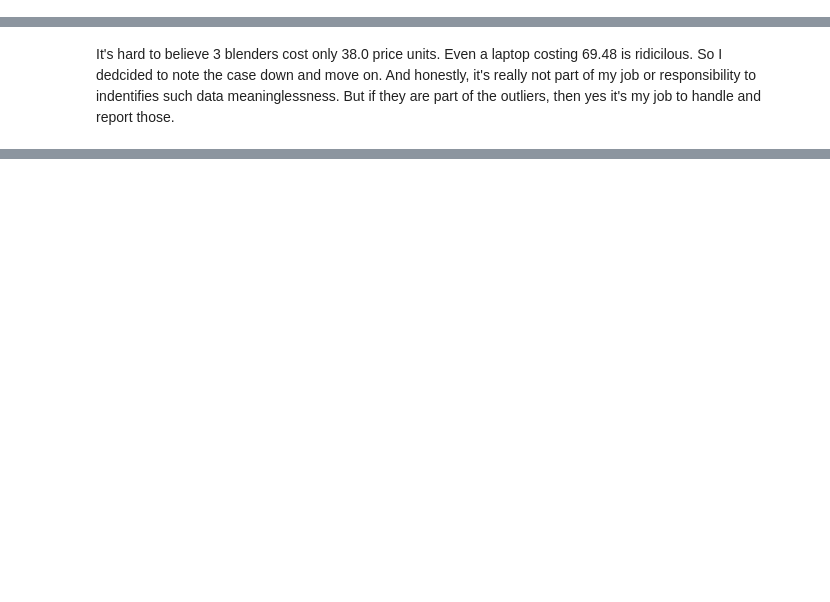
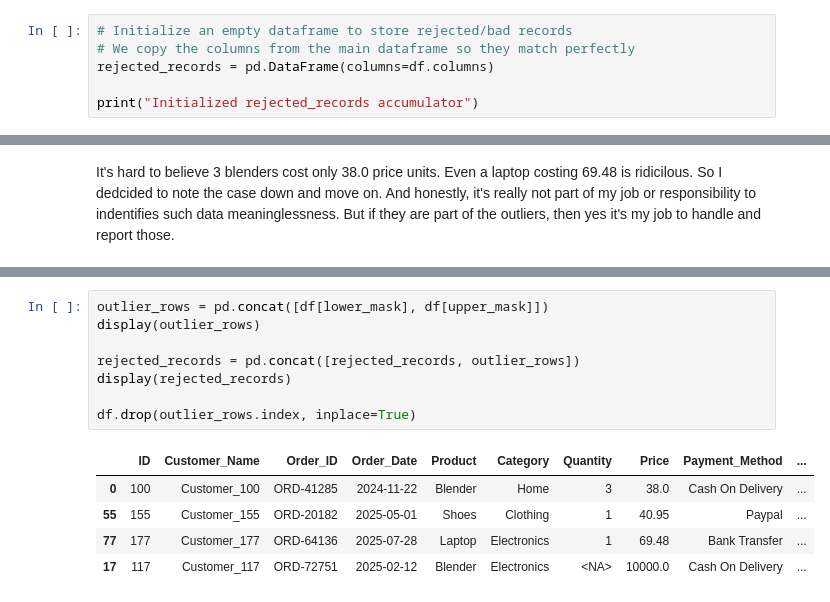
Before and after one commit to Gerum-Berhanu/data-cleaning, a Jupyter notebook: projects/05_ecommerce_sales/05_data_cleaning.ipynb, the cells around one changed output, grey strips where cells are left out. Saved outputs shown, nothing was run; the diff lists cells and outputs as text; blank space fills up the shorter version.

Commit message:
handling quantitative outliers

```diff
--- a/projects/05_ecommerce_sales/05_data_cleaning.ipynb
+++ b/projects/05_ecommerce_sales/05_data_cleaning.ipynb
@@ -11,3 +11,9 @@ df = pd.read_csv("./data/raw.csv")
 print(f"Loaded dataset: {df.shape[0]} rows, {df.shape[1]} columns")
 # %% [output]
 Loaded dataset: 103 rows, 11 columns
+# %%
+# Initialize an empty dataframe to store rejected/bad records
+# We copy the columns from the main dataframe so they match perfectly
+rejected_records = pd.DataFrame(columns=df.columns)
+
+print("Initialized rejected_records accumulator")
@@ -445,0 +462,14 @@ display(df[upper_mask])
+# %%
+outlier_rows = pd.concat([df[lower_mask], df[upper_mask]])
+display(outlier_rows)
+
+rejected_records = pd.concat([rejected_records, outlier_rows])
+display(rejected_records)
+
+df.drop(outlier_rows.index, inplace=True)
+# %% [output]
+|  | ID | Customer_Name | Order_ID | Order_Date | Product | Category | Quantity | Price | Payment_Method | ... |
+| 0 | 100 | Customer_100 | ORD-41285 | 2024-11-22 | Blender | Home | 3 | 38.0 | Cash On Delivery | ... |
+| 55 | 155 | Customer_155 | ORD-20182 | 2025-05-01 | Shoes | Clothing | 1 | 40.95 | Paypal | ... |
+| 77 | 177 | Customer_177 | ORD-64136 | 2025-07-28 | Laptop | Electronics | 1 | 69.48 | Bank Transfer | ... |
+| 17 | 117 | Customer_117 | ORD-72751 | 2025-02-12 | Blender | Electronics | <NA> | 10000.0 | Cash On Delivery | ... |
```
Also changed, not shown: parts of 5 cells of this notebook.
